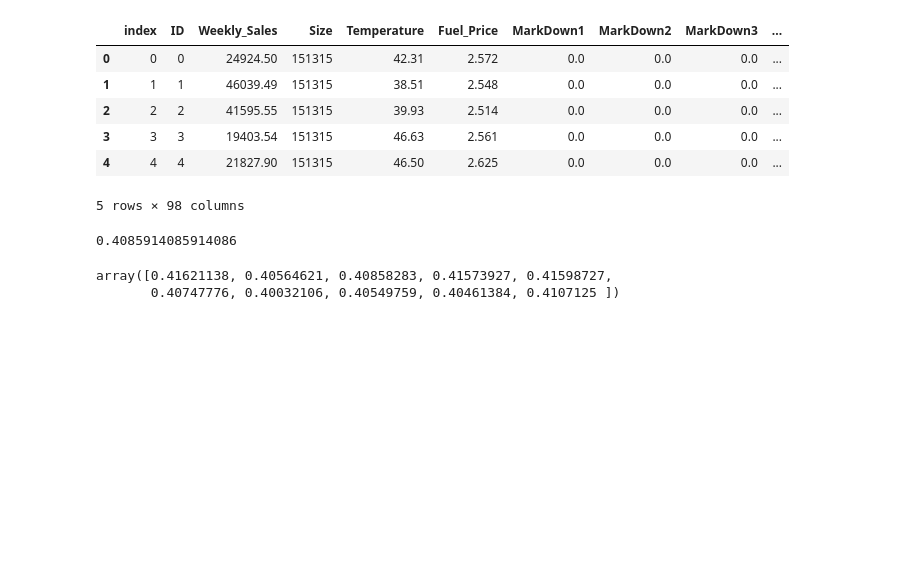
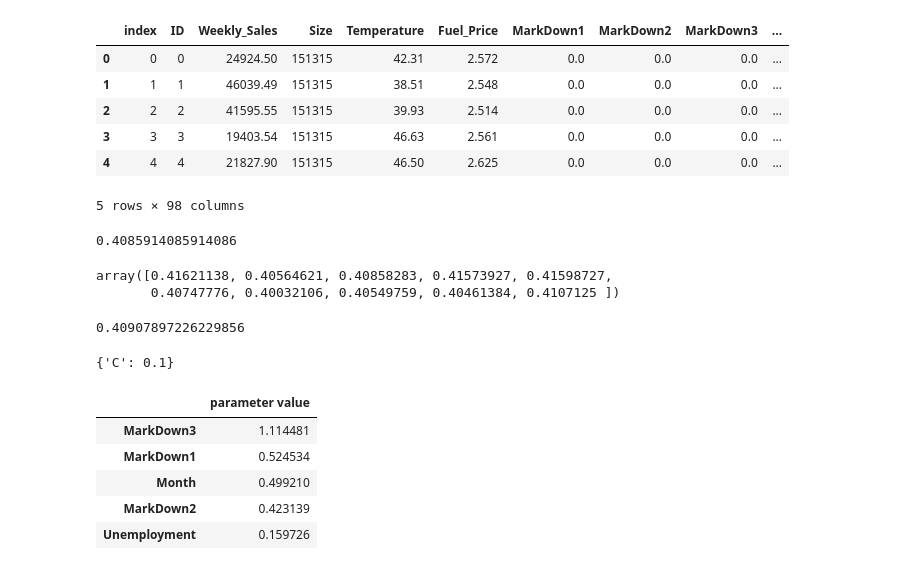
Before and after one commit to arentaylor/DBC_FinalProject, a Jupyter notebook: Classification.ipynb, the cells around one changed output. Drawn from its saved outputs; the diff is of its cells as text; code cells hidden in the pictures; blank space fills up the shorter version.

```diff
--- a/Classification.ipynb
+++ b/Classification.ipynb
@@ -163,3 +163,26 @@ scores
 # %% [output]
 array([0.41621138, 0.40564621, 0.40858283, 0.41573927, 0.41598727,
        0.40747776, 0.40032106, 0.40549759, 0.40461384, 0.4107125 ])
+# %%
+scores.mean()
+# %% [output]
+0.40907897226229856
+# %%
+grid_search.fit(X_std, y_encoded)
+grid_search.best_params_
+# %% [output]
+{'C': 0.1}
+# %%
+final_clf = LogisticRegression(C=0.1)
+final_clf.fit(X_std, y_encoded);
+# %%
+feature_ranks = pd.DataFrame(final_clf.coef_, index=['parameter value'])
+feature_ranks.columns = X_encoded.columns
+feature_ranks.sort_values('parameter value', axis=1, ascending=False).T.head()
+# %% [output]
+|  | parameter value |
+| MarkDown3 | 1.114481 |
+| MarkDown1 | 0.524534 |
+| Month | 0.499210 |
+| MarkDown2 | 0.423139 |
+| Unemployment | 0.159726 |
```
Also changed, not shown: parts of 1 cell of this notebook.
